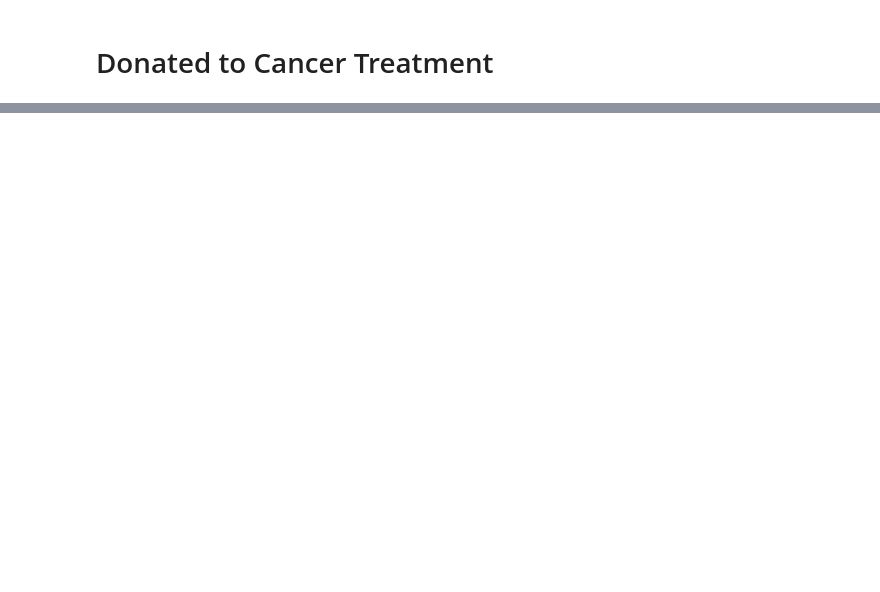
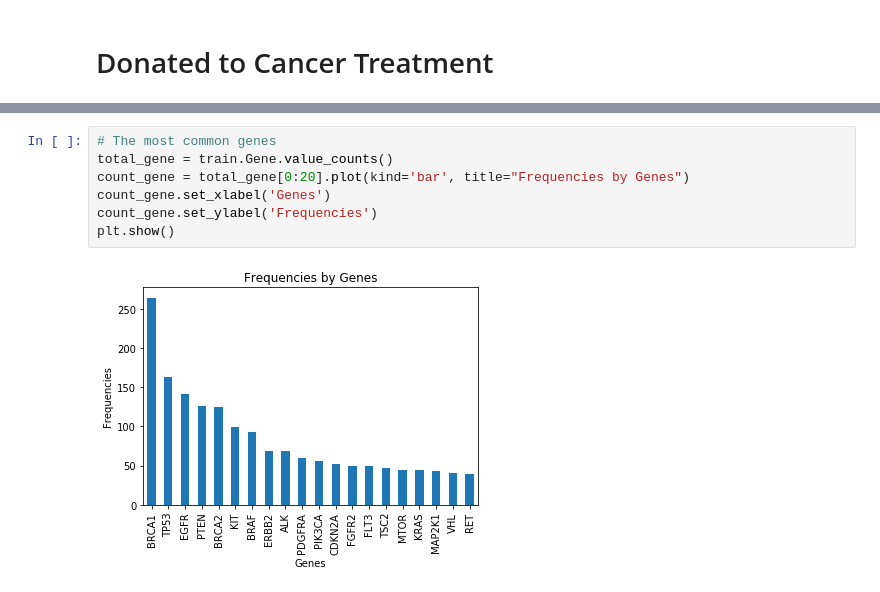
Before and after one commit to nggih/udacity, a Jupyter notebook: machine-learning/projects/capstone/Machine Learning Capstone.ipynb, the cells around one changed output, grey strips where cells are left out. Saved outputs shown, nothing was run; the diff lists cells and outputs as text; blank space fills up the shorter version.

```diff
--- a/machine-learning/projects/capstone/Machine Learning Capstone.ipynb
+++ b/machine-learning/projects/capstone/Machine Learning Capstone.ipynb
@@ -196,0 +83,9 @@ print "Final F-score on the testing data: {:.4f}".format(fbeta_score(y_test, bes
+# %%
+# The most common genes
+total_gene = train.Gene.value_counts()
+count_gene = total_gene[0:20].plot(kind='bar', title="Frequencies by Genes")
+count_gene.set_xlabel('Genes')
+count_gene.set_ylabel('Frequencies')
+plt.show()
+# %% [output]
+[figure, added]
```
Also changed, not shown: parts of 51 cells of this notebook.
